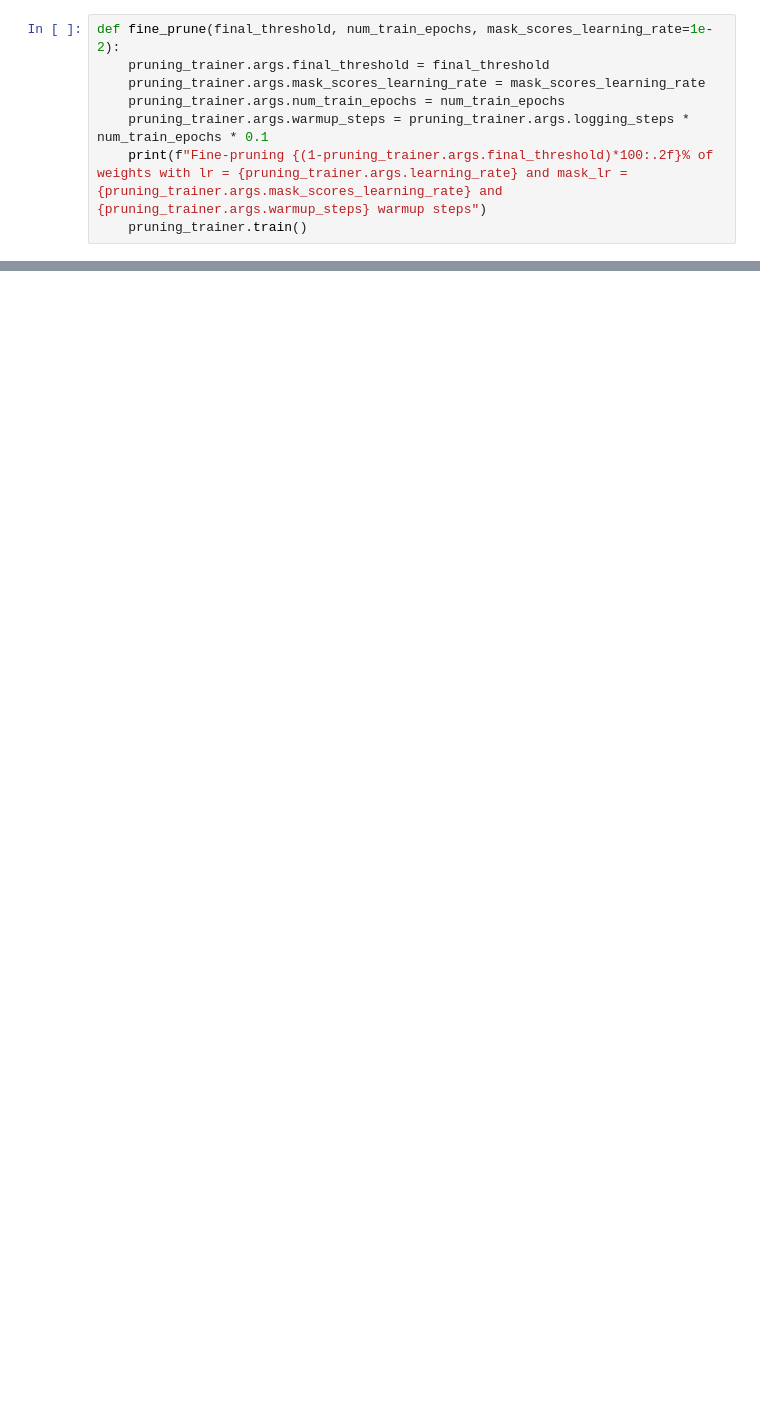
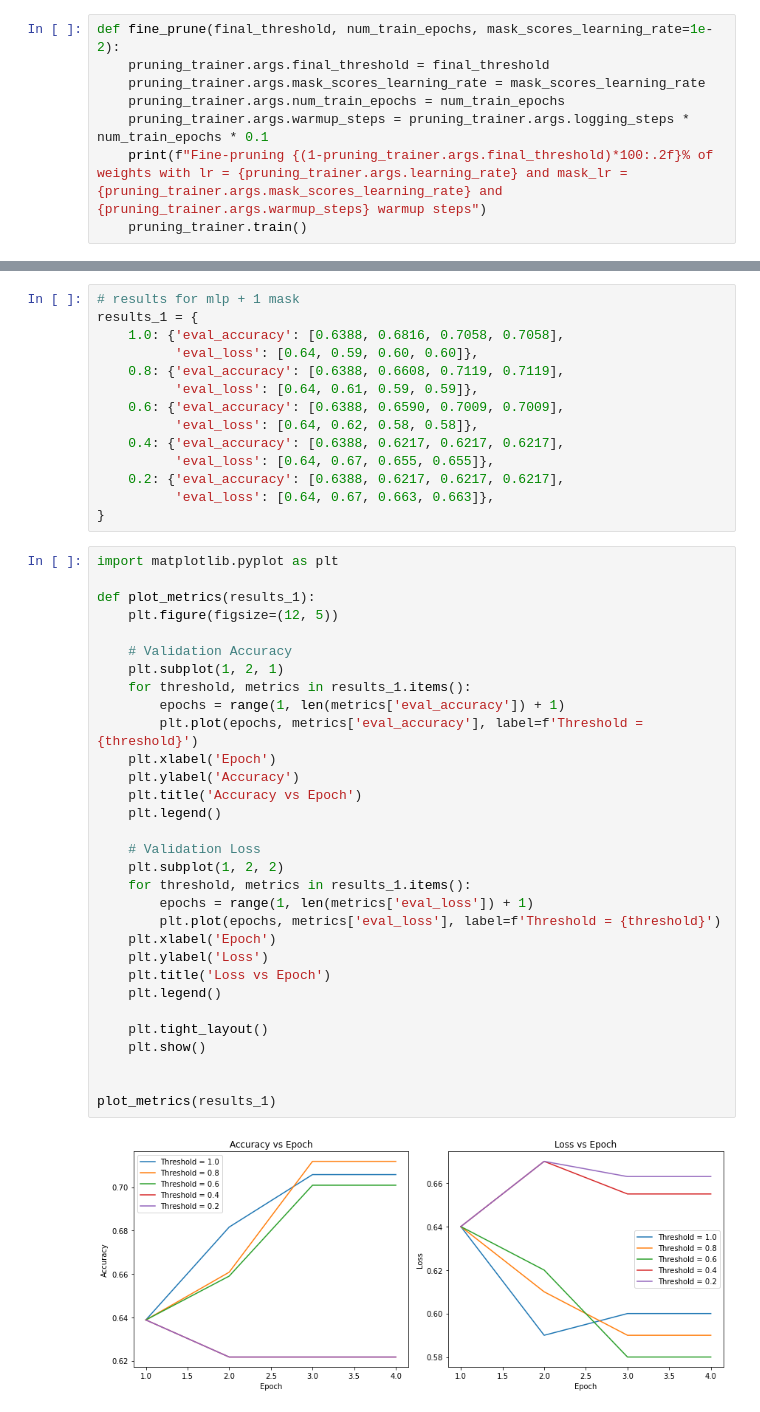
Before and after one commit to PXPaul/MoE, a Jupyter notebook: boolq.ipynb, the cells around one changed output, grey strips where cells are left out. Cells and saved outputs as stored; diff of their text form; blank space fills up the shorter version.

```diff
--- a/boolq.ipynb
+++ b/boolq.ipynb
@@ -292,0 +359,47 @@ KeyboardInterrupt:
+# %%
+# results for mlp + 1 mask
+results_1 = {
+    1.0: {'eval_accuracy': [0.6388, 0.6816, 0.7058, 0.7058],
+          'eval_loss': [0.64, 0.59, 0.60, 0.60]},
+    0.8: {'eval_accuracy': [0.6388, 0.6608, 0.7119, 0.7119],
+          'eval_loss': [0.64, 0.61, 0.59, 0.59]},
+    0.6: {'eval_accuracy': [0.6388, 0.6590, 0.7009, 0.7009],
+          'eval_loss': [0.64, 0.62, 0.58, 0.58]},
+    0.4: {'eval_accuracy': [0.6388, 0.6217, 0.6217, 0.6217],
+          'eval_loss': [0.64, 0.67, 0.655, 0.655]},
+    0.2: {'eval_accuracy': [0.6388, 0.6217, 0.6217, 0.6217],
+          'eval_loss': [0.64, 0.67, 0.663, 0.663]},
+}
+# %%
+import matplotlib.pyplot as plt
+
+def plot_metrics(results_1):
+    plt.figure(figsize=(12, 5))
+
+    # Validation Accuracy
+    plt.subplot(1, 2, 1)
+    for threshold, metrics in results_1.items():
+        epochs = range(1, len(metrics['eval_accuracy']) + 1)
+        plt.plot(epochs, metrics['eval_accuracy'], label=f'Threshold = {threshold}')
+    plt.xlabel('Epoch')
+    plt.ylabel('Accuracy')
+    plt.title('Accuracy vs Epoch')
+    plt.legend()
+
+    # Validation Loss
+    plt.subplot(1, 2, 2)
+    for threshold, metrics in results_1.items():
+        epochs = range(1, len(metrics['eval_loss']) + 1)
+        plt.plot(epochs, metrics['eval_loss'], label=f'Threshold = {threshold}')
+    plt.xlabel('Epoch')
+    plt.ylabel('Loss')
+    plt.title('Loss vs Epoch')
+    plt.legend()
+
+    plt.tight_layout()
+    plt.show()
+
+
+plot_metrics(results_1)
+# %% [output]
+[figure, added]
```
Also changed, not shown: parts of 10 cells of this notebook, 1 other file.
